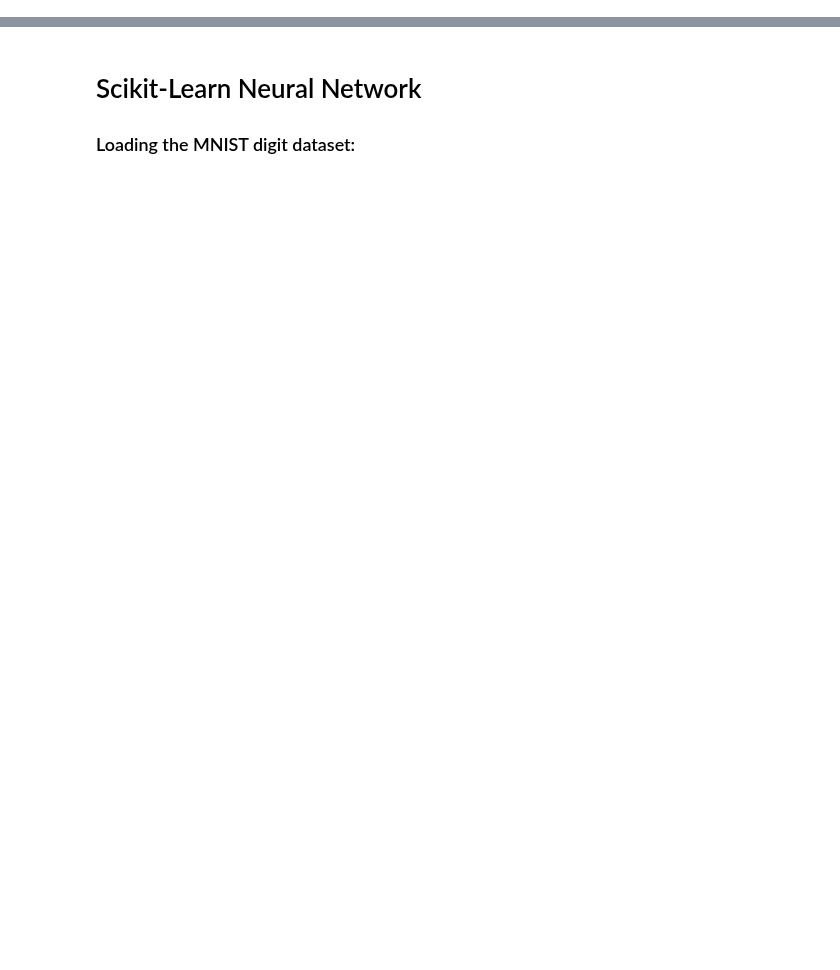
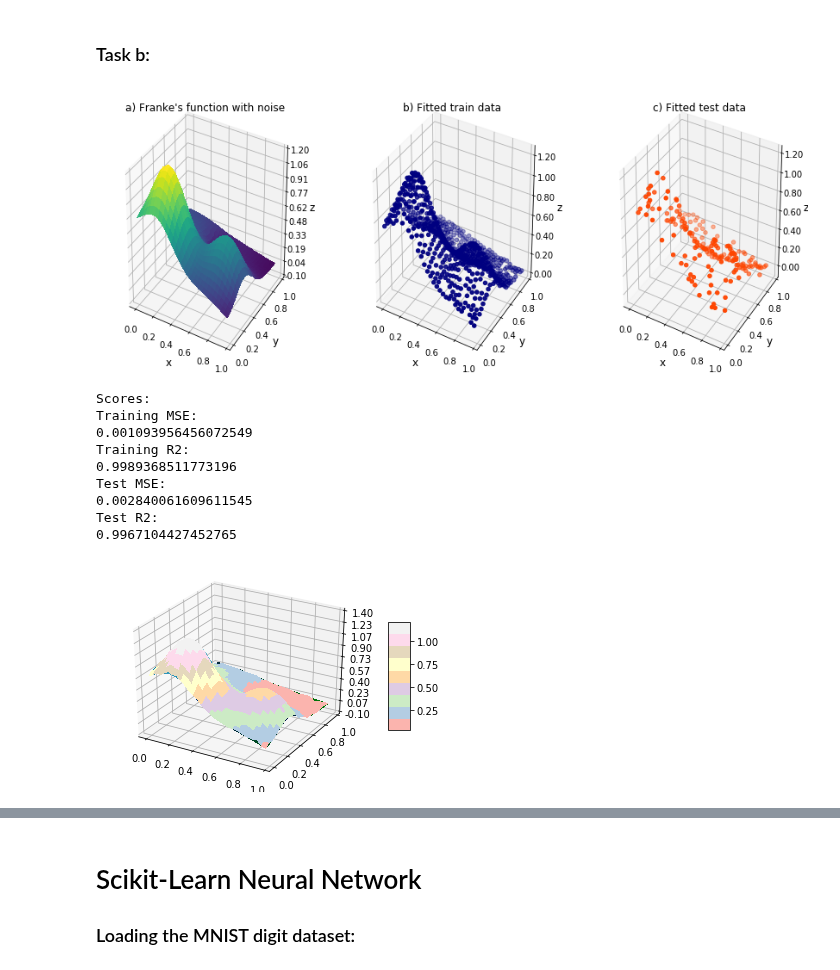
Before and after one commit to tellefs/ML-projects, a Jupyter notebook: project2/project2.ipynb, the cells around one changed output, grey strips where cells are left out. Saved outputs shown, nothing was run; the diff lists cells and outputs as text; code cells hidden in the pictures; blank space fills up the shorter version.

```diff
--- a/project2/project2.ipynb
+++ b/project2/project2.ipynb
@@ -54,0 +76,16 @@ from keras_NN import create_neural_network_Keras
+# %% [markdown]
+### Task b:
+# %%
+run Task_b.py
+# %% [output]
+[figure, added]
+Scores:
+Training MSE:
+0.001093956456072549
+Training R2:
+0.9989368511773196
+Test MSE:
+0.002840061609611545
+Test R2:
+0.9967104427452765
+[figure, added]
```
Also changed, not shown: parts of 13 cells of this notebook, 55 other files.
